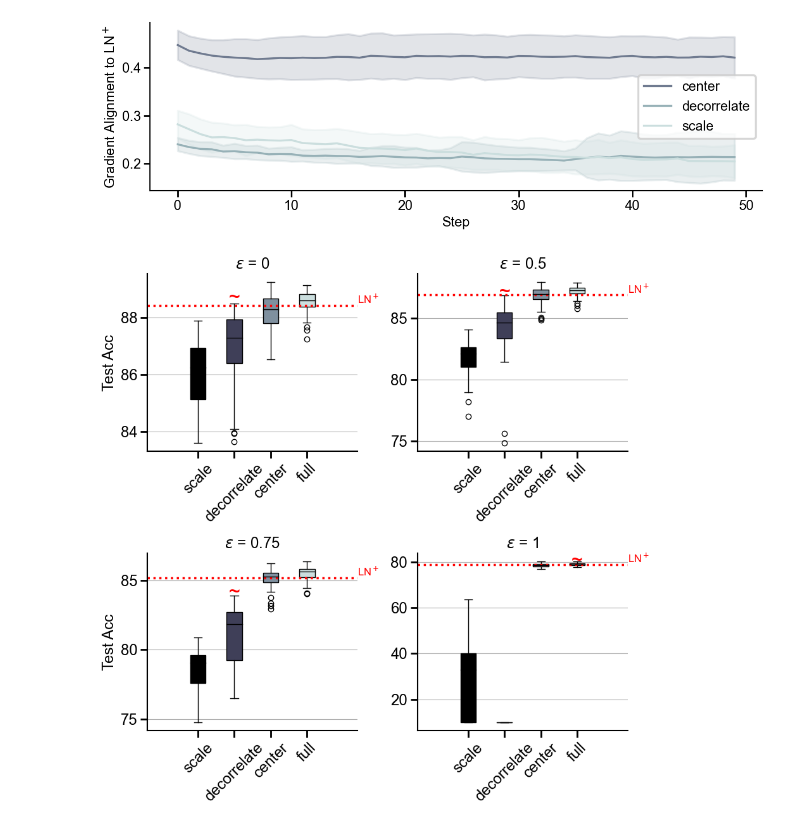
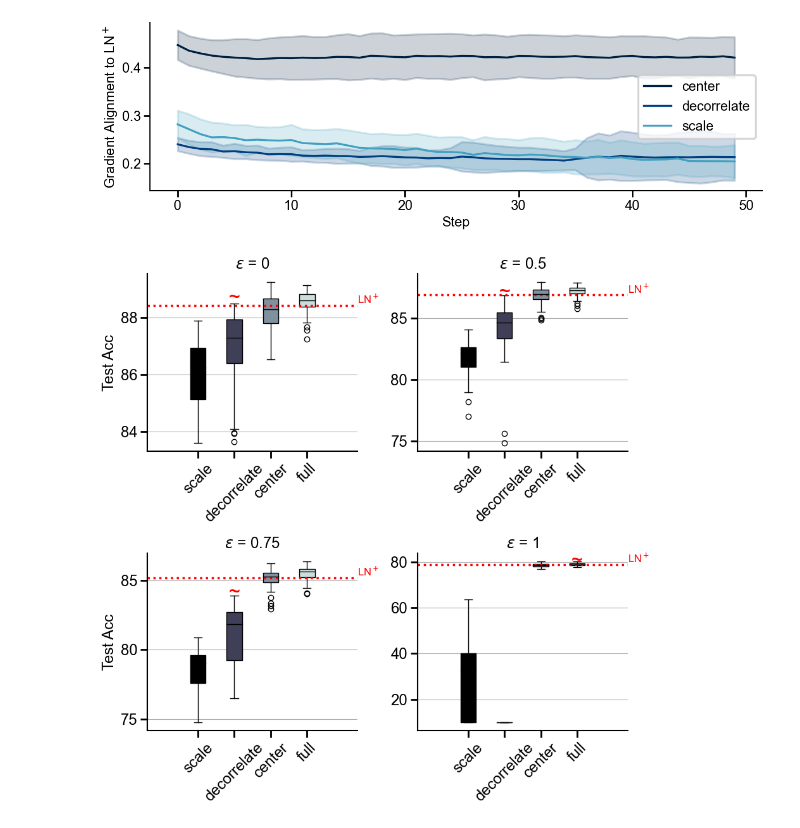
Before and after one commit to RoyHEyono/HomeostaticDANN, a Jupyter notebook: models/dense_mnist_task/figure_notebooks/fig4.ipynb, the cells around one changed output. Cells and saved outputs as stored; diff of their text form; code cells hidden in the pictures.

Commit message:
Changed colormap for Figure 4

```diff
--- a/models/dense_mnist_task/figure_notebooks/fig4.ipynb
+++ b/models/dense_mnist_task/figure_notebooks/fig4.ipynb
@@ -51,7 +51,7 @@ brightness_factors = [0, 0.5, 0.75, 1]
 ln_feedback_types = ['center', 'decorrelate', 'scale']
 
 # Use truncated bone colormap
-trunc_bone = truncate_colormap(cm.get_cmap('bone'), 0.5, 0.85)
+trunc_bone = truncate_colormap(cm.get_cmap('ocean'), 0.25, 0.75)
 colors_bone = [trunc_bone(i / (len(ln_feedback_types) - 1)) for i in range(len(ln_feedback_types))]
 
 for idx, ln_fdb in enumerate(ln_feedback_types):
@@ -118,5 +118,5 @@ ax.yaxis.set_major_formatter(ScalarFormatter())
 ax.yaxis.set_minor_formatter(ScalarFormatter())
 ax.legend()
 plt.tight_layout()
-plt.savefig("figure5b.svg", format="svg")
+plt.savefig("figure4b.svg", format="svg")
 # %% [output]
@@ -125,4 +123,4 @@ wandb: Network error (HTTPError), entering retry loop.
-[figure, old version]
+[figure, new version]
 # %%
 import matplotlib.pyplot as plt
 import numpy as np
```
Also changed, not shown: parts of 1 cell of this notebook, 1 other file.
